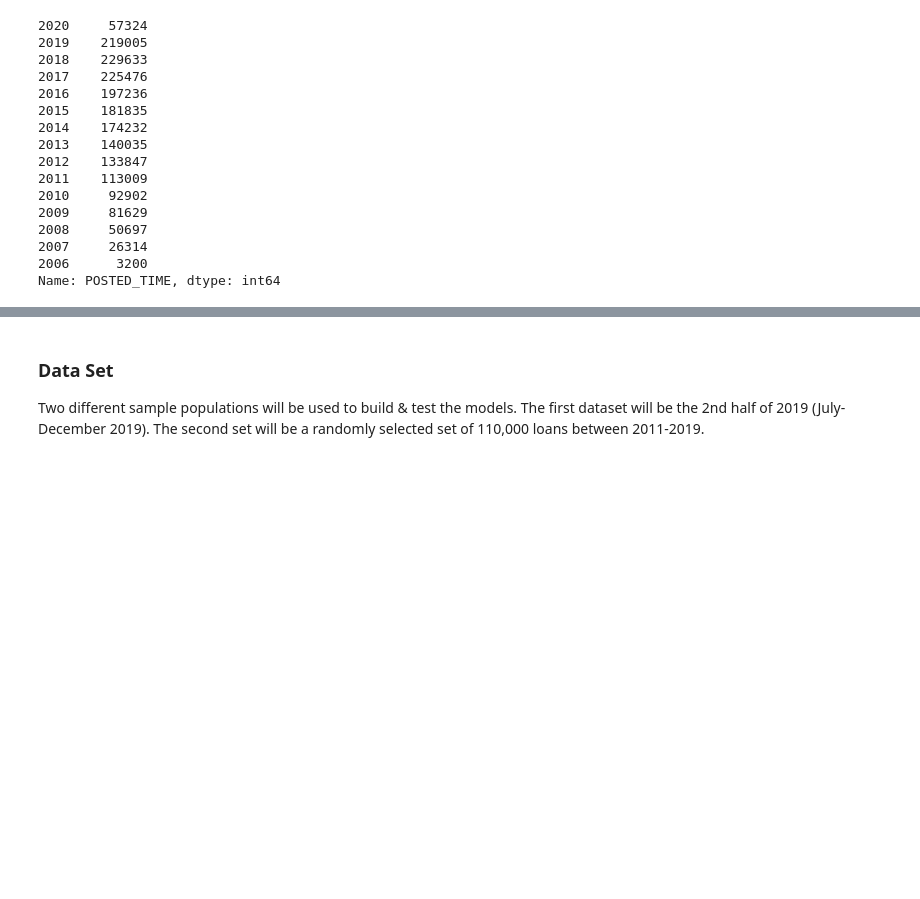
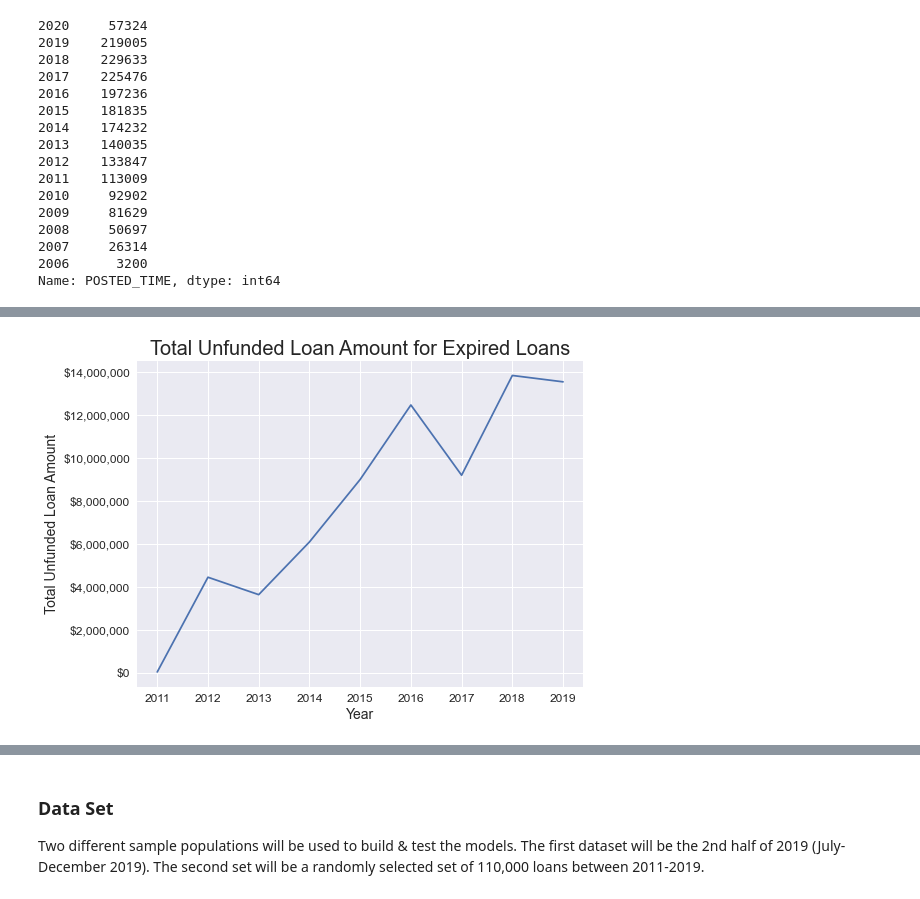
Before and after one commit to mewiebe/Kiva_Capstone_Project, a Jupyter notebook: notebooks/01_data_selection.ipynb, the cells around one changed output, grey strips where cells are left out. Saved outputs shown, nothing was run; the diff lists cells and outputs as text; code cells hidden in the pictures; blank space fills up the shorter version.

```diff
--- a/notebooks/01_data_selection.ipynb
+++ b/notebooks/01_data_selection.ipynb
@@ -90,0 +139,6 @@ Name: POSTED_TIME, dtype: int64
+# %%
+loanamounts = pd.DataFrame(loans[(loans.STATUS.isin(['funded', 'expired']))&(loans.POSTED_TIME.dt.year.between(2011,2019))].pivot_table(index =loans.POSTED_TIME.dt.year, columns=['STATUS'], values=['LOAN_AMOUNT', 'FUNDED_AMOUNT'], aggfunc =['sum']).to_records())
+loanamounts.columns = ['YEAR', 'EXP_FUNDED','FUND_FUNDED','EXP_LOAN','FUND_LOAN']
+loanamounts=loanamounts[['YEAR','FUND_LOAN','EXP_LOAN','EXP_FUNDED']]
+loanamounts['KIVA_COVERED']=loanamounts.EXP_LOAN - loanamounts.EXP_FUNDED
+loanamounts
@@ -90,0 +156,12 @@ Name: POSTED_TIME, dtype: int64
+# %%
+fig, ax = plt.subplots(figsize = (8,6))
+sns.lineplot(data = loanamounts, x='YEAR', y='KIVA_COVERED')
+plt.title('Total Unfunded Loan Amount for Expired Loans', fontsize =20)
+plt.xlabel('Year' , fontsize =14)
+plt.xticks(fontsize =12)
+plt.yticks(fontsize =12)
+plt.ylabel('Total Unfunded Loan Amount' , fontsize =14)
+ax.yaxis.set_major_formatter('${x:,.0f}')
+plt.show()
+# %% [output]
+[figure, added]
```
Also changed, not shown: parts of 14 cells of this notebook.
